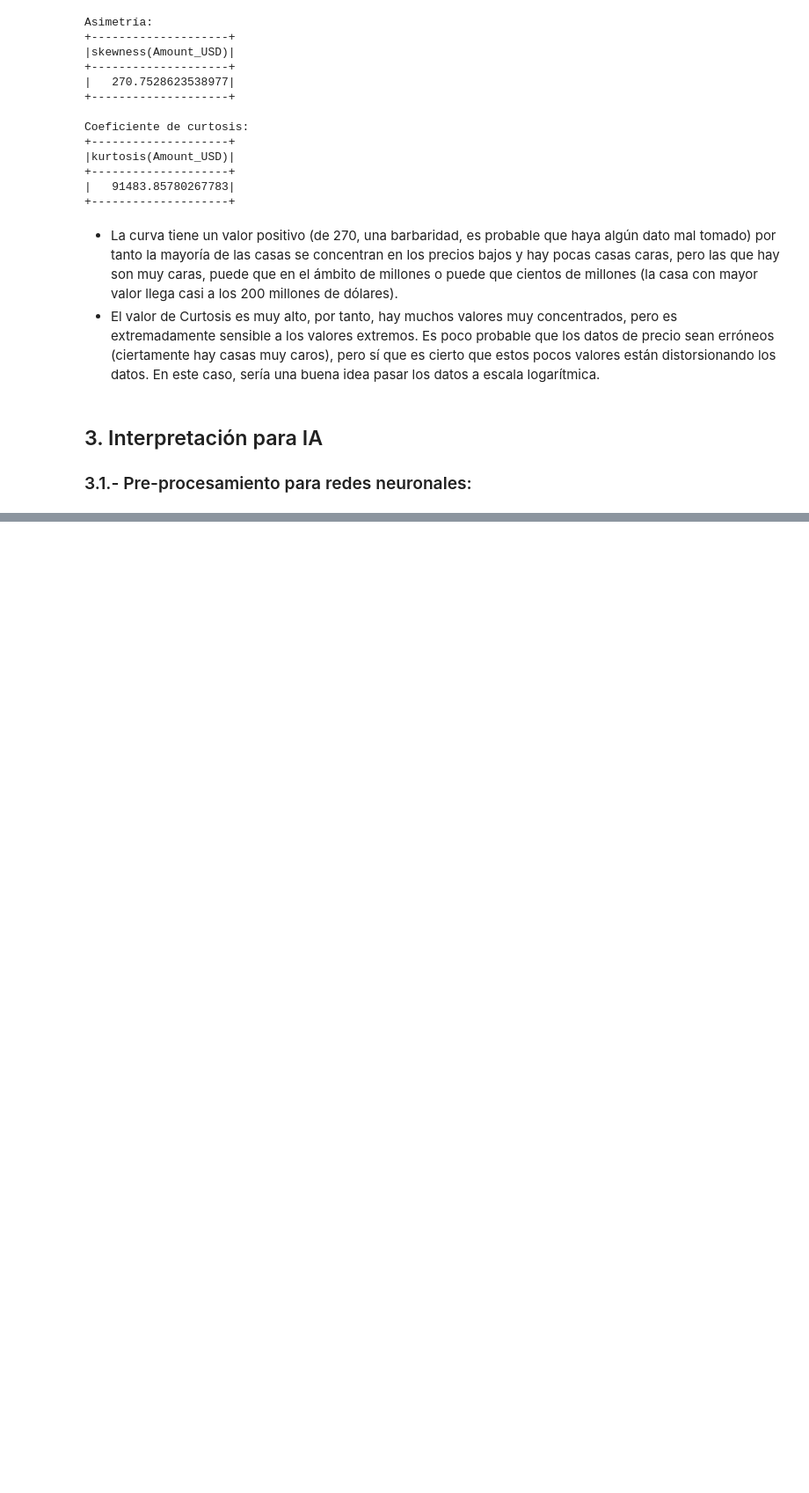
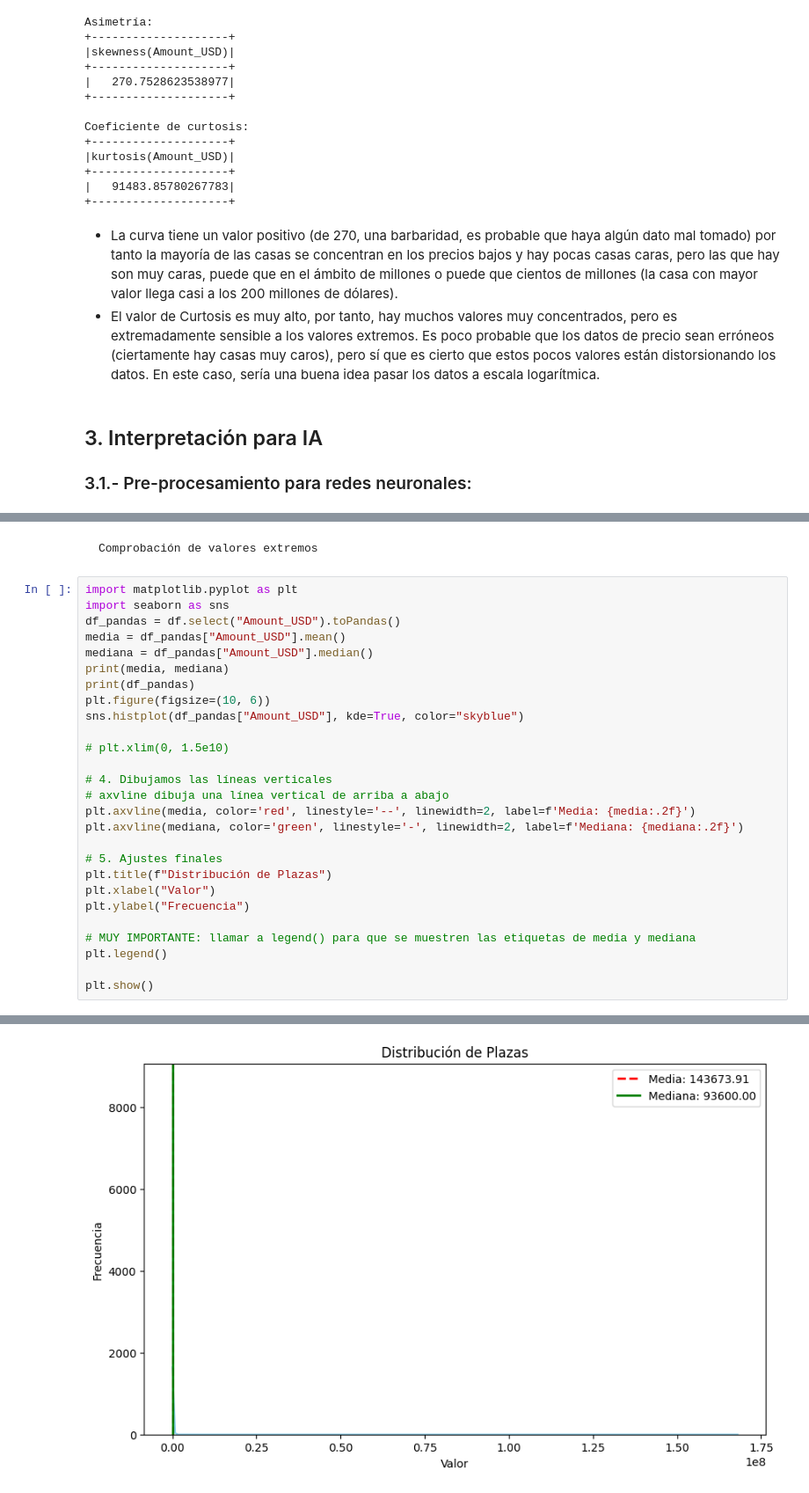
Before and after one commit to kinire98/bd_ing, a Jupyter notebook: big_data_aplicado/ut05/notebooks/pr0505/pr0505.ipynb, the cells around one changed output, grey strips where cells are left out. Shown at 88% size. Saved outputs shown, nothing was run; the diff lists cells and outputs as text; blank space fills up the shorter version.

```diff
--- a/big_data_aplicado/ut05/notebooks/pr0505/pr0505.ipynb
+++ b/big_data_aplicado/ut05/notebooks/pr0505/pr0505.ipynb
@@ -210,0 +225,30 @@ only showing top 5 rows
+# %% [markdown]
+    Comprobación de valores extremos
+# %%
+import matplotlib.pyplot as plt
+import seaborn as sns
+df_pandas = df.select("Amount_USD").toPandas()
+media = df_pandas["Amount_USD"].mean()
+mediana = df_pandas["Amount_USD"].median()
+print(media, mediana)
+print(df_pandas)
+plt.figure(figsize=(10, 6))
+sns.histplot(df_pandas["Amount_USD"], kde=True, color="skyblue")
+
+# plt.xlim(0, 1.5e10)
+
+# 4. Dibujamos las líneas verticales
+# axvline dibuja una línea vertical de arriba a abajo
+plt.axvline(media, color='red', linestyle='--', linewidth=2, label=f'Media: {media:.2f}')
+plt.axvline(mediana, color='green', linestyle='-', linewidth=2, label=f'Mediana: {mediana:.2f}')
+
+# 5. Ajustes finales
+plt.title(f"Distribución de Plazas")
+plt.xlabel("Valor")
+plt.ylabel("Frecuencia")
+
+# MUY IMPORTANTE: llamar a legend() para que se muestren las etiquetas de media y mediana
+plt.legend()
+
+plt.show()
+# %% [output]
@@ -210,0 +270 @@ only showing top 5 rows
+[figure, added]
```
Also changed, not shown: parts of 10 cells of this notebook, 2 other files.
